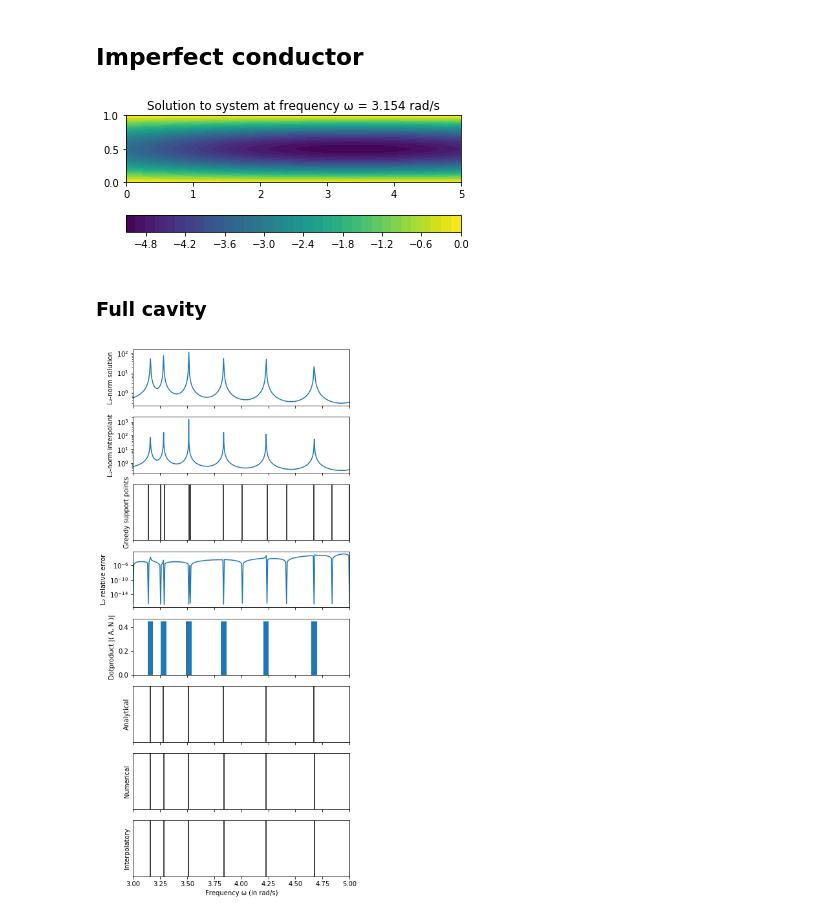
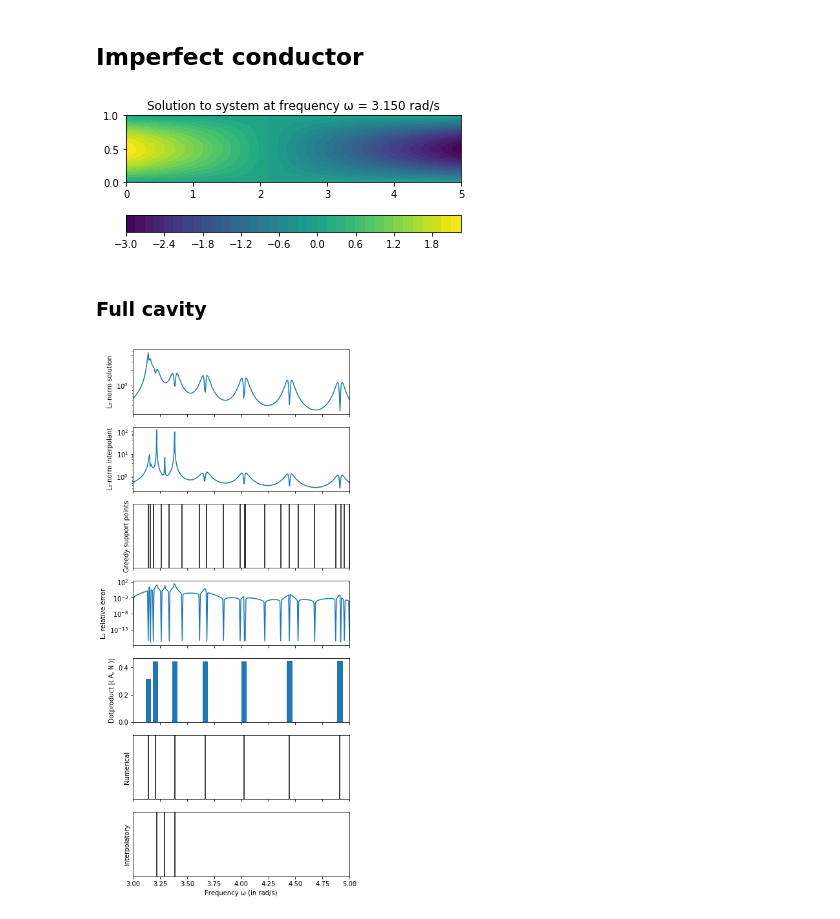
Before and after one commit to FMatti/Maxwell-MRI, a Jupyter notebook: examples/imperfect_conductor/imperfect_conductor.ipynb, the cells around one changed output. Saved outputs shown, nothing was run; the diff lists cells and outputs as text; code cells hidden in the pictures.

```diff
--- a/examples/imperfect_conductor/imperfect_conductor.ipynb
+++ b/examples/imperfect_conductor/imperfect_conductor.ipynb
@@ -419,21 +37,21 @@ class inlet(fen.SubDomain):
     def inside(self, x, on_boundary):
         return on_boundary and fen.near(x[0], 0.0) and x[1]>0.0 and x[1]<Ly
 # %%
-omega = 3.154
-RC.solve(omega)
+omega = 3.15
+RC.complex_solve(omega)
 sol = RC.get_solution(tonumpy=False)[0]
 RC.plot_external_solution(sol[:4365], contains_boundary_values=True, omega=omega)
 # %% [output]
-[figure, old version]
+[figure, new version]
 # %% [markdown]
 ### Full cavity
 # %%
-fig, ax = plt.subplots(8, 1, figsize=(6, 15), sharex=True)
+fig, ax = plt.subplots(7, 1, figsize=(6, 15), sharex=True)
 
 a = 3
 b = 5
 omegas = np.linspace(a, b, 300)
-RC.solve(omegas)
+RC.complex_solve(omegas)
 VS = VectorSpaceL2(RC)
 MRI = MinimalRationalInterpolation(VS)
 snapshots = RC.get_solution(tonumpy=True, trace=VS.get_trace())
@@ -457,17 +75,14 @@ eigfreqs, eigvecs = RC.get_numerical_eigenfrequencies(a, b, return_eigvecs=True)
 ax[4].set_ylabel('Dotproduct |\u27E8 A, N \u27E9|')
 ax[4].bar(eigfreqs, np.abs([np.inner(RC.insert_boundary_values(eigvec), RC.get_N()) for eigvec in eigvecs]), width=0.05)
 
-ax[5].set_ylabel('Analytical')
-helpers.plot_lines(ax[5], RC.get_analytical_eigenfrequencies(a, b))
+ax[5].set_ylabel('Numerical')
+helpers.plot_lines(ax[5], eigfreqs)
 
-ax[6].set_ylabel('Numerical')
-helpers.plot_lines(ax[6], eigfreqs)
-
-ax[7].set_ylabel('Interpolatory')
-helpers.plot_lines(ax[7], MRI.get_interpolatory_eigenfrequencies(only_real=True))
+ax[6].set_ylabel('Interpolatory')
+helpers.plot_lines(ax[6], MRI.get_interpolatory_eigenfrequencies(only_real=True))
 
 ax[-1].set_xlabel('Frequency \u03C9 (in rad/s)')
 ax[-1].set_xlim(a, b)
 plt.show()
 # %% [output]
-[figure, old version]
+[figure, new version]
```
Also changed, not shown: parts of 5 cells of this notebook, 2 other files.
